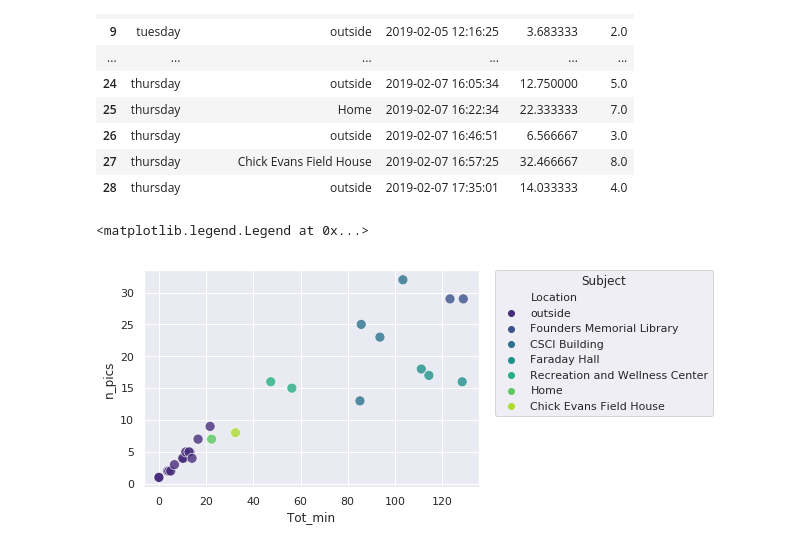
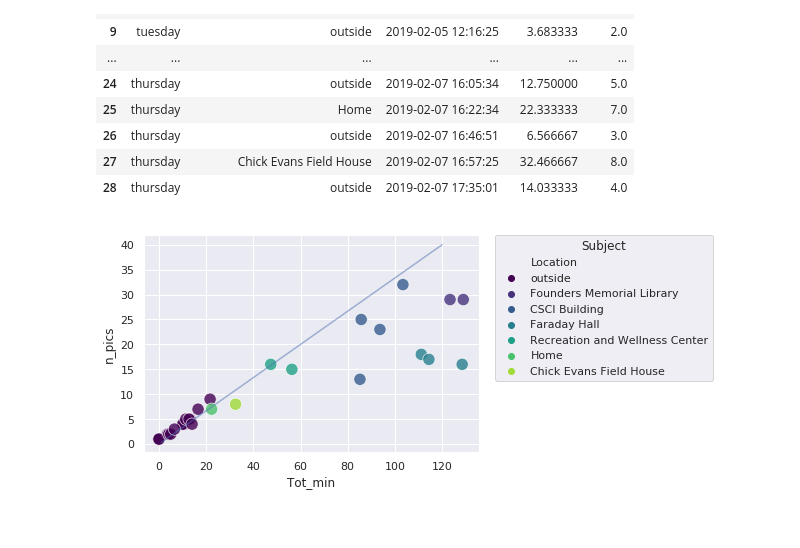
Before and after one commit to SundryTomatoes/gnomon, a Jupyter notebook: scatter_plot.ipynb, the cells around one changed output. Cells and saved outputs as stored; diff of their text form; code cells hidden in the pictures.

```diff
--- a/scatter_plot.ipynb
+++ b/scatter_plot.ipynb
@@ -75,3 +73,14 @@ def timePerLoc(df):
+# %%
+# Set the colors of the nodes, which represent the locations of the photographs
+
+locations = data['Location'].unique()
+n_locations = data['Location'].unique().shape[0]
+cmap = matplotlib.cm.get_cmap('viridis')
+
+loc_colors  = dict()
+
+for i in range(n_locations):
+    loc_colors[locations[i]] = cmap(i / n_locations)
 # %%
 locs = timePerLoc(data)
 # %%
@@ -95,11 +104,20 @@ locs
 | 27 | thursday | Chick Evans Field House | 2019-02-07 16:57:25 | 32.466667 | 8.0 |
 | 28 | thursday | outside | 2019-02-07 17:35:01 | 14.033333 | 4.0 |
 # %%
+%matplotlib inline
+
 sns.set()
 
-sns.scatterplot(x="Tot_min", y="n_pics", hue="Location", data=locs, alpha=0.8, s=100, palette='viridis')
+# sns.scatterplot(x="Tot_min", y="n_pics", hue="Location", data=locs, alpha=0.8, s=100, palette='viridis')
+ax = sns.scatterplot(x="Tot_min", y="n_pics", hue="Location", data=locs, alpha=0.8, s=150, palette=loc_colors)
 
 plt.legend(title='Subject', bbox_to_anchor=(1.05, 1), loc=2, borderaxespad=0.)
+
+x = np.linspace(1, 120, 120)
+y = x / 3
+
+plt.plot(x, y, alpha=0.5)
+
+plt.show()
 # %% [output]
-<matplotlib.legend.Legend at 0x...>
-[figure, old version]
+[figure, new version]
```
Also changed, not shown: parts of 11 cells of this notebook, 2 other files.
